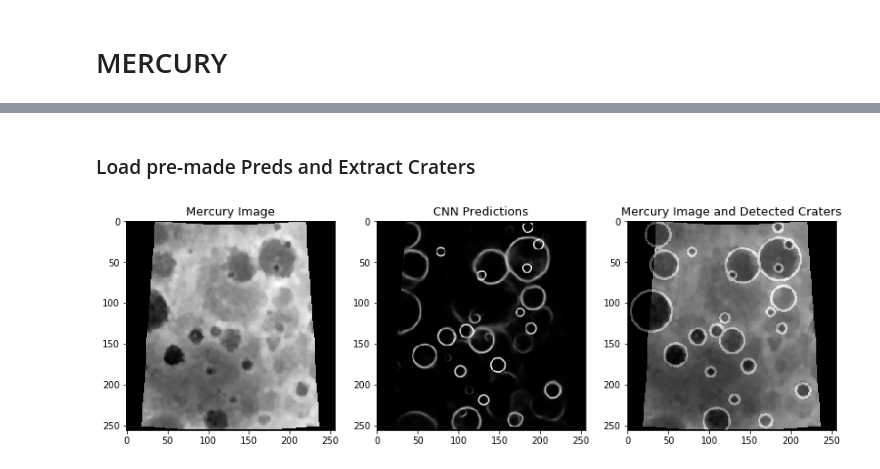
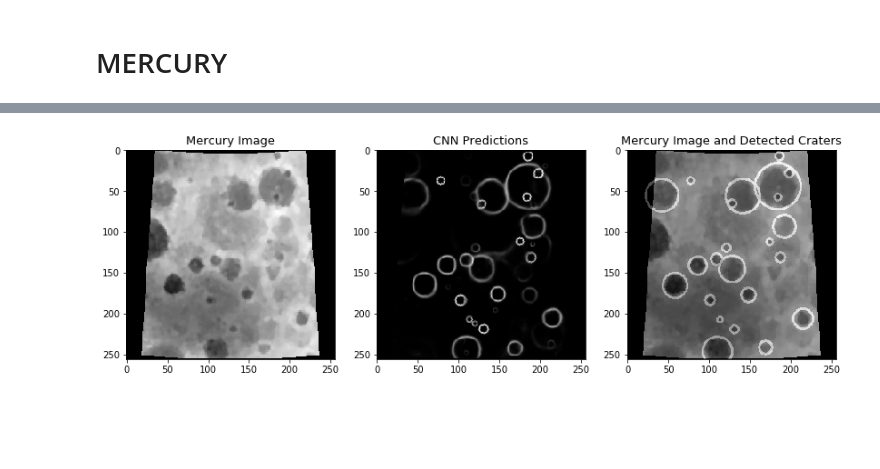
Before and after one commit to silburt/DeepMoon, a Jupyter notebook: Paper_images.ipynb, the cells around one changed output, grey strips where cells are left out. Drawn from its saved outputs; the diff is of its cells as text; code cells hidden in the pictures; blank space fills up the shorter version.

Commit message:
fixed Merc image

```diff
--- a/Paper_images.ipynb
+++ b/Paper_images.ipynb
@@ -112,20 +112,11 @@ plt.savefig('images/paper_DataTargetPredExtract_Moon.png')
 # %% [markdown]
 # MERCURY
 # %%
-# General Plotting
-train_data = np.load('catalogues/mercury/merc_0_input_charles.npy')/255.
-train_target = np.load('catalogues/mercury/merc_0_targets_charles.npy')
-preds = np.load('catalogues/mercury/merc_0_input_charles_modelpreds_n10_new.npy')
-
-i=6
-img = train_data[i]
-img = img/255.
-low,hi=0.1,1
-minn, maxx = np.min(img[img>0]), np.max(img[img>0])
-img[img>0] = low + (img[img>0] - minn)*(hi - low)/(maxx - minn) #linear re-scaling
-
-f, (ax1, ax2, ax3, ax4) = plt.subplots(1,4, figsize=[16, 4])
-ax1.imshow(img,origin='upper', cmap="Greys_r")
-ax2.imshow(preds[i],origin='upper', cmap="Greys_r")
-ax3.imshow(train_target[i],origin='upper', cmap="Greys_r",alpha=0.5)
-ax4.plot(train_data[i].reshape(dim*dim,1), '.')
+# load data
+data = np.load('catalogues/mercury/merc_0_input_charles.npy').reshape(len(data),256,256,1)/255.
+target = np.load('catalogues/mercury/merc_0_targets_charles.npy')
+for img in data:
+    #img[img > 0.] = 1. - img[img > 0.]   #inv color
+    minn, maxx = np.min(img[img>0]), np.max(img[img>0])
+    low, hi = 0.1, 1                                                #low, hi rescaling values
+    img[img>0] = low + (img[img>0] - minn)*(hi - low)/(maxx - minn) #linear re-scaling
@@ -135,3 +123,8 @@ ax4.plot(train_data[i].reshape(dim*dim,1), '.')
-# %% [markdown]
-### Load pre-made Preds and Extract Craters
+# %%
+# load preds - old preds or predict on the fly
+from keras.models import load_model
+
+#preds = np.load('catalogues/mercury/merc_0_input_charles_modelpreds_n10_new.npy')
+model = load_model('model.h5')
+preds = model.predict(data[0:8])
 # %%
@@ -142,23 +137,21 @@ for c in coords:
     x,y,r = c
     cv2.circle(mask, (x,y), r, 1, 2)
 # %%
+# plot
+
 f, (ax1, ax2, ax3) = plt.subplots(1,3, figsize=[14, 6])
-img = train_data[i]
-img = img/255.
-low,hi=0.01,1
-minn, maxx = np.min(img[img>0]), np.max(img[img>0])
-img[img>0] = low + (img[img>0] - minn)*(hi - low)/(maxx - minn) #linear re-scaling
+img = data[i].reshape(256,256)
 
 ax1.imshow(img,origin='upper', cmap="Greys_r")
 ax2.imshow(preds[i],origin='upper', cmap="Greys_r")
 ax3.imshow(img,origin='upper', cmap="Greys_r")
 ax3.imshow(mask,origin='upper', cmap="Greys_r",alpha=0.3)
 
 fontsize=13
 ax1.set_title("Mercury Image",fontsize=fontsize)
 ax2.set_title("CNN Predictions",fontsize=fontsize)
 ax3.set_title("Mercury Image and Detected Craters",fontsize=fontsize)
 plt.savefig("images/paper_DataPredOverlap_Mercury.png")
 #plt.savefig("output_dir/images/Merc_preds_%d.png"%i)
 # %% [output]
-[figure, old version]
+[figure, new version]
```
Also changed, not shown: parts of 2 cells of this notebook.
